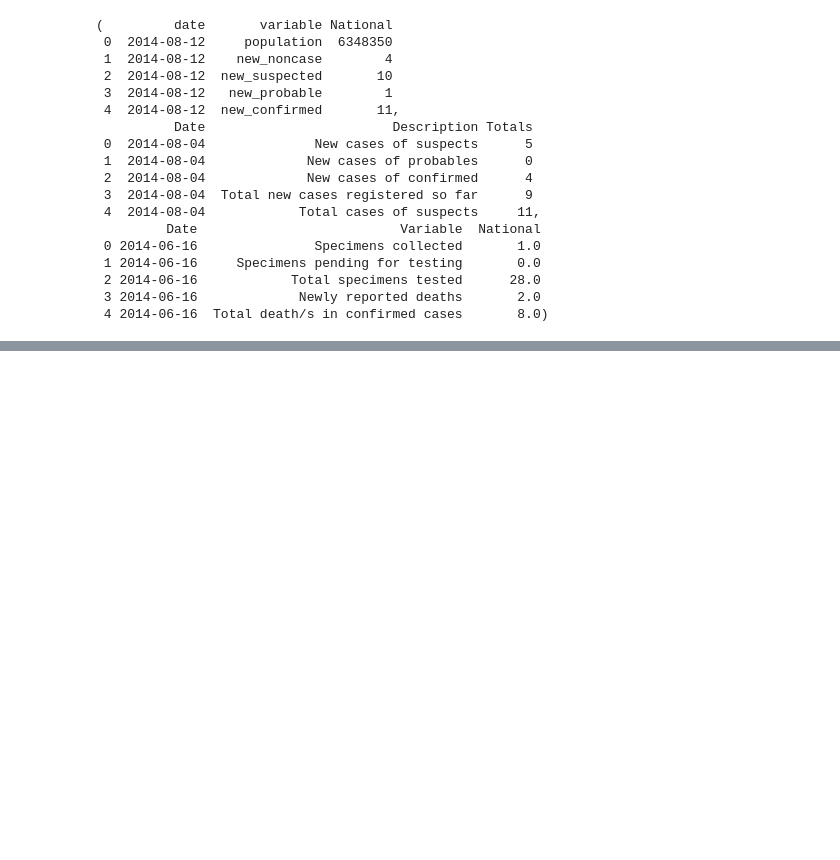
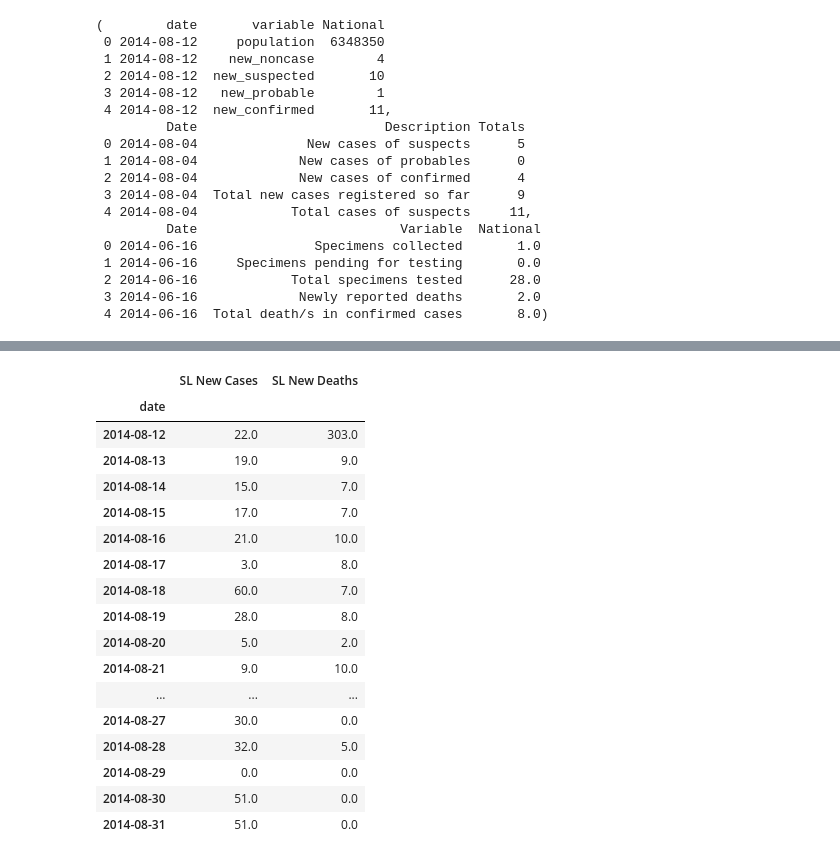
Before and after one commit to sfmaddox/8366_sfmaddox, a Jupyter notebook: Homework 1.ipynb, the cells around one changed output, grey strips where cells are left out. Saved outputs shown, nothing was run; the diff lists cells and outputs as text; code cells hidden in the pictures; blank space fills up the shorter version.

```diff
--- a/Homework 1.ipynb
+++ b/Homework 1.ipynb
@@ -757,0 +700,18 @@ sl_reduced=sl_reduced.append(sl_data[sl_data.variable.str.contains("new_confirme
+# %%
+sl_ns= sl_data[sl_data.variable.str.contains("new_suspected")]
+sl_ns=sl_ns.rename(columns = {'National':'new_suspected'})
+sl_ns.index = sl_ns.date
+sl_nc = (sl_data[sl_data.variable.str.contains("new_confirmed")])
+sl_nc = sl_nc.rename(columns={'National': 'new_confirmed'})
+sl_nc.index = sl_nc.date
+sl_np = (sl_data[sl_data.variable.str.contains("new_probable")])
+sl_np = sl_np.rename(columns={'National': 'new_probable'})
+sl_np.index = sl_np.date
+#sl_reduced=sl_reduced.append(sl_data[sl_data.variable.str.contains("new_confirmed")])
+# %%
+sl_ns=sl_ns.drop(['date', 'variable'], axis=1)
+sl_np=sl_np.drop(['date', 'variable'], axis=1)
+sl_nc=sl_nc.drop(['date', 'variable'], axis=1)
+# %%
+sl_case=sl_ns.new_suspected.astype(float).add(sl_np.new_probable.astype(float), fill_value=0).add(sl_nc.new_confirmed.astype(float), fill_value=0)
+sl_case.name = "SL New Cases"
@@ -757,0 +720,20 @@ sl_reduced=sl_reduced.append(sl_data[sl_data.variable.str.contains("new_confirme
+# %%
+sl_ns= sl_data[sl_data.variable.str.contains("death_suspected")]
+sl_ns=sl_ns.rename(columns = {'National':'death_suspected'})
+sl_ns.index = sl_ns.date
+sl_nc = (sl_data[sl_data.variable.str.contains("death_confirmed")])
+sl_nc = sl_nc.rename(columns={'National': 'death_confirmed'})
+sl_nc.index = sl_nc.date
+sl_np = (sl_data[sl_data.variable.str.contains("death_probable")])
+sl_np = sl_np.rename(columns={'National': 'death_probable'})
+sl_np.index = sl_np.date
+sl_ns=sl_ns.drop(['date', 'variable'], axis=1)
+sl_np=sl_np.drop(['date', 'variable'], axis=1)
+sl_nc=sl_nc.drop(['date', 'variable'], axis=1)
+sl_death=sl_ns.death_suspected.astype(float).add(sl_np.death_probable.astype(float), fill_value=0).add(sl_nc.death_confirmed.astype(float), fill_value=0)
+sl_death.name = "SL New Deaths"
+print(sl_death.head(10))
+for i in range(len(sl_death)):
+    sl_death[-i]=sl_death[-i]-sl_death[-i-1]
+sl_death[0]=303
+sl_death[1]=9
@@ -757,0 +753,23 @@ sl_reduced=sl_reduced.append(sl_data[sl_data.variable.str.contains("new_confirme
+# %%
+sl_all = pd.concat([sl_case, sl_death], axis = 1)
+sl_all=sl_all.fillna(0)
+sl_all.head(20)
+# %% [output]
+|  | SL New Cases | SL New Deaths |
+| date |  |  |
+| 2014-08-12 | 22.0 | 303.0 |
+| 2014-08-13 | 19.0 | 9.0 |
+| 2014-08-14 | 15.0 | 7.0 |
+| 2014-08-15 | 17.0 | 7.0 |
+| 2014-08-16 | 21.0 | 10.0 |
+| 2014-08-17 | 3.0 | 8.0 |
+| 2014-08-18 | 60.0 | 7.0 |
+| 2014-08-19 | 28.0 | 8.0 |
+| 2014-08-20 | 5.0 | 2.0 |
+| 2014-08-21 | 9.0 | 10.0 |
+| ... | ... | ... |
+| 2014-08-27 | 30.0 | 0.0 |
+| 2014-08-28 | 32.0 | 5.0 |
+| 2014-08-29 | 0.0 | 0.0 |
+| 2014-08-30 | 51.0 | 0.0 |
+| 2014-08-31 | 51.0 | 0.0 |
```
Also changed, not shown: parts of 30 cells of this notebook.
